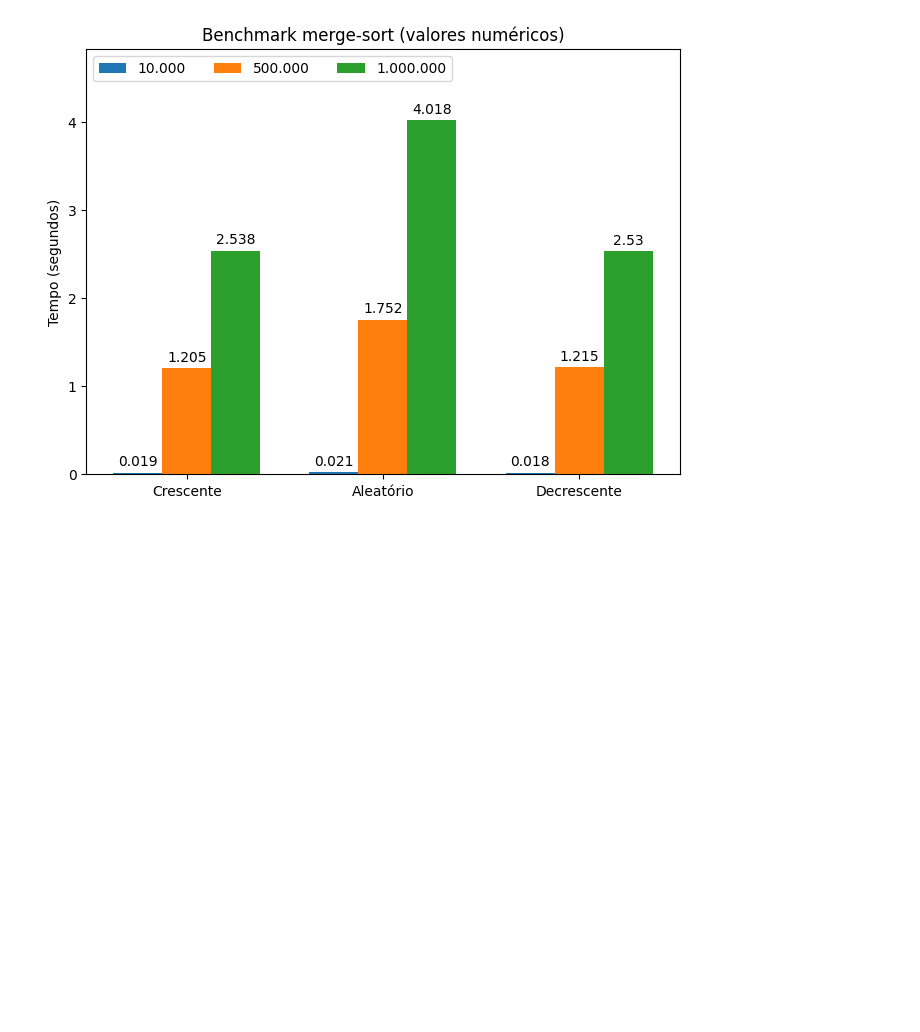
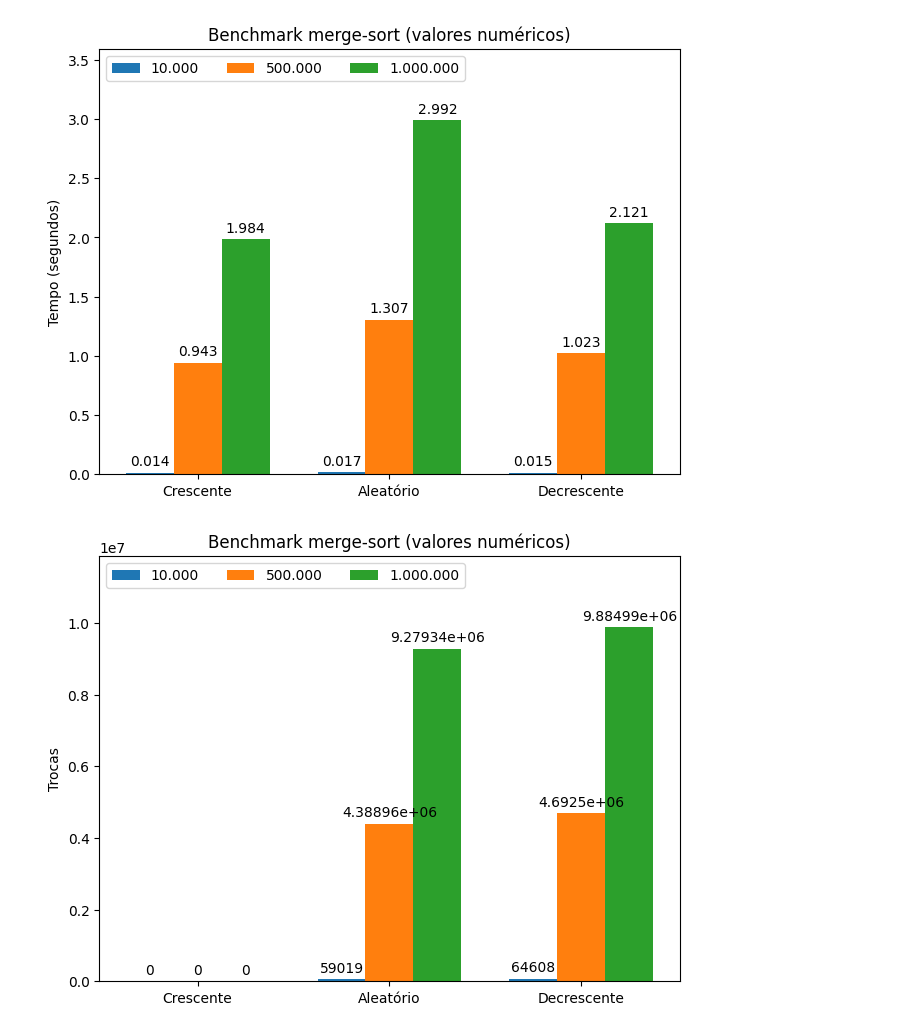
Before and after one commit to rafaelblumm/relatorio-merge-sort, a Jupyter notebook: src/main.ipynb, the cells around one changed output. Saved outputs shown, nothing was run; the diff lists cells and outputs as text; code cells hidden in the pictures; blank space fills up the shorter version.

```diff
--- a/src/main.ipynb
+++ b/src/main.ipynb
@@ -25,19 +24,23 @@ srt.generate_sample_int(256_991)
 # %%
 '''
 Benchmark de números aleatórios (quantidades arbitrárias).
 '''
 
 import sortutils as srt
 
-benchmarks = {
-    '10.000': srt.benchmark_merge_sort(10_000),
-    '500.000': srt.benchmark_merge_sort(500_000),
-    '1.000.000': srt.benchmark_merge_sort(1_000_000),
-}
+bm = [
+    srt.benchmark_merge_sort(10_000),
+    srt.benchmark_merge_sort(500_000),
+    srt.benchmark_merge_sort(1_000_000),
+]
+labels = ['10.000', '500.000', '1.000.000']
+data = srt.process_bm_data(bm, labels)
 
-srt.plot(benchmarks, "valores numéricos")
+srt.plot_time(data[0], "valores numéricos")
+srt.plot_switch(data[1], "valores numéricos")
 # %% [output]
-[figure, old version]
+[figure, new version]
+[figure, added]
 # %%
 '''
 Benchmark de dicionários de palavras
```
Also changed, not shown: parts of 3 cells of this notebook, 1 other file.
